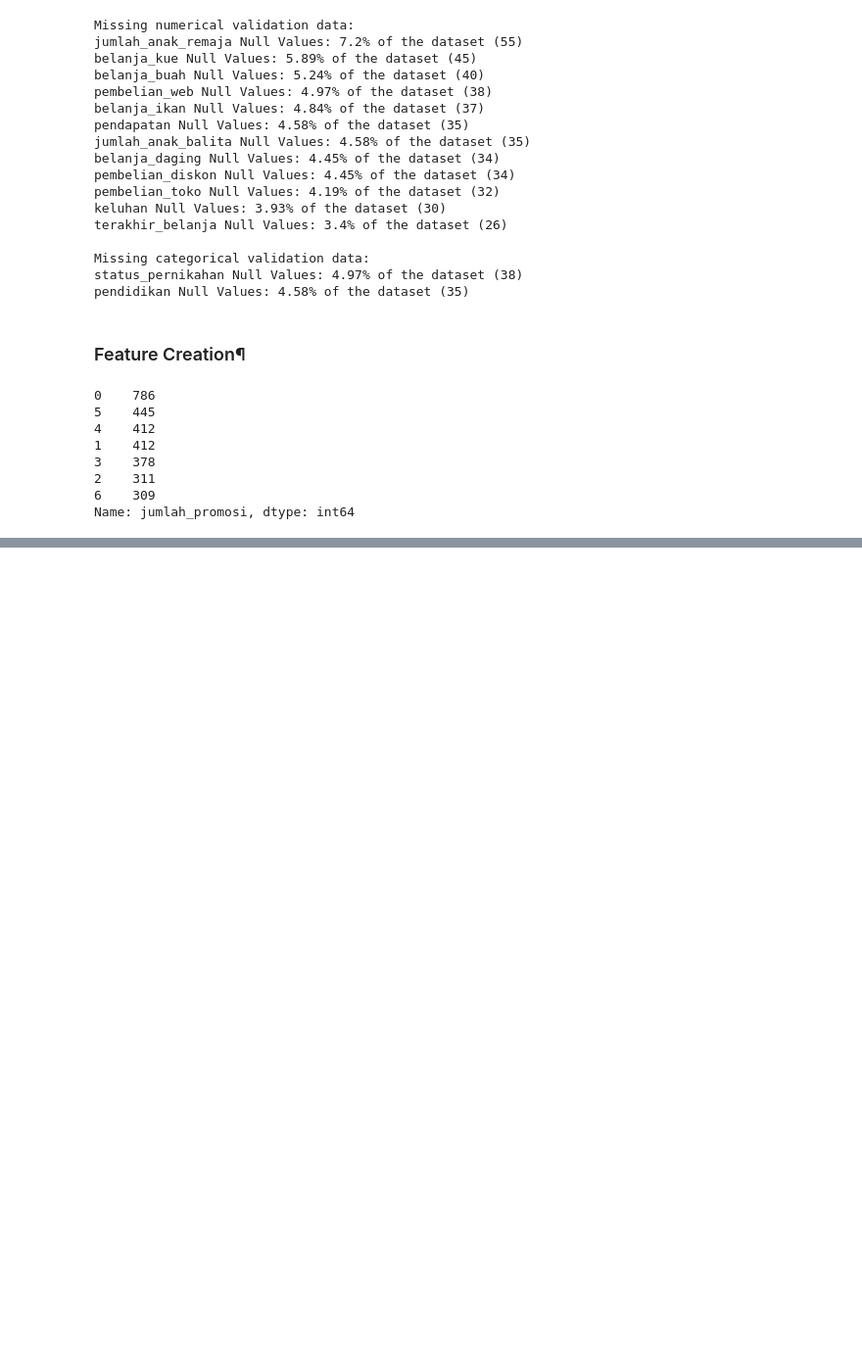
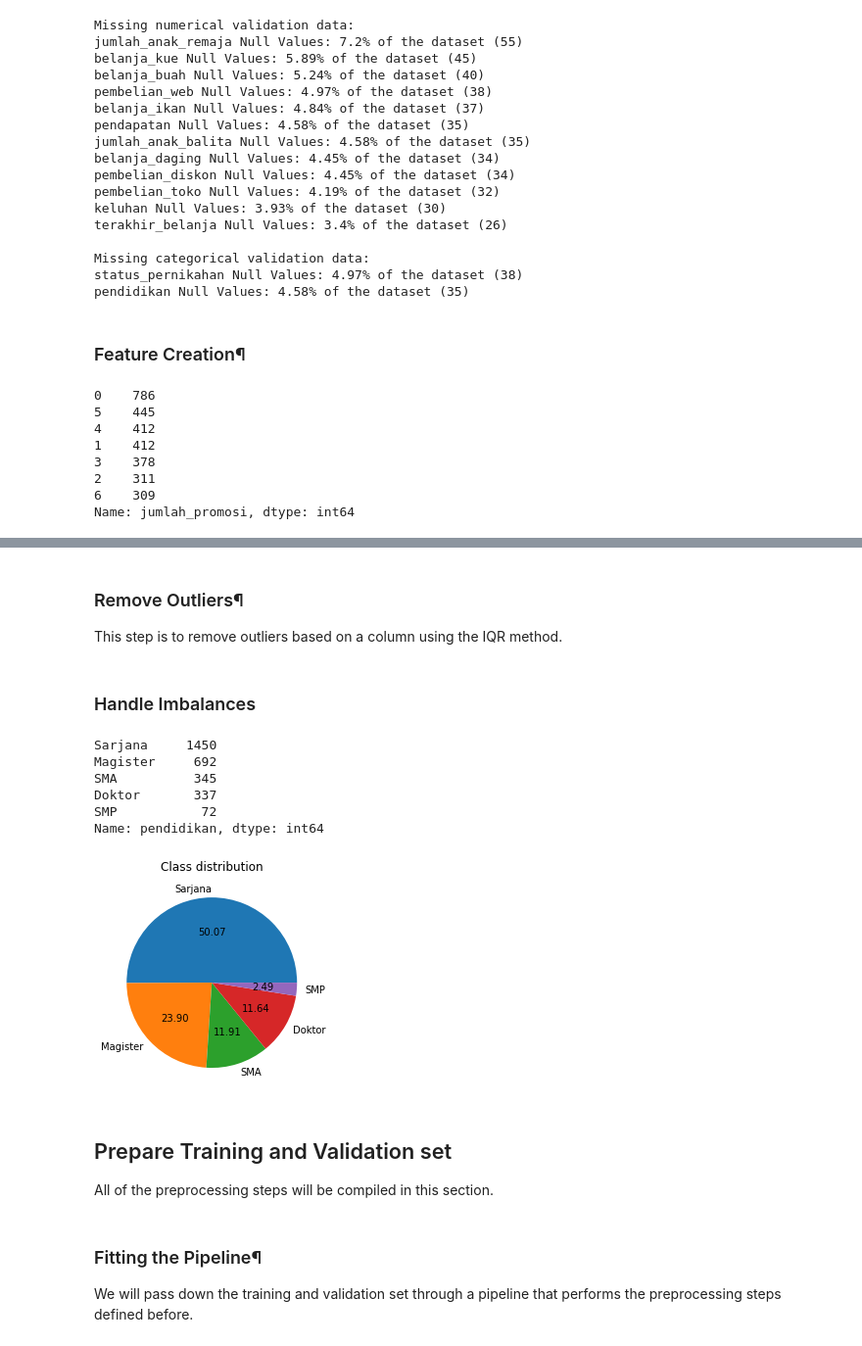
Before and after one commit to amjadadhie/FindIT, a Jupyter notebook: notebook_amjad.ipynb, the cells around one changed output, grey strips where cells are left out. Shown at 98% size. Drawn from its saved outputs; the diff is of its cells as text; code cells hidden in the pictures; blank space fills up the shorter version.

```diff
--- a/notebook_amjad.ipynb
+++ b/notebook_amjad.ipynb
@@ -384,2 +385,5 @@ SMP           72
 Name: pendidikan, dtype: int64
+# %%
+# drop row where pendidikan = 5
+train_set = train_set[train_set['pendidikan'] != '5']
 # %%
@@ -395 +400,4 @@ Cerai Mati           31
 Name: status_pernikahan, dtype: int64
+# %%
+# drop row where status_pernikahan = 5
+train_set = train_set[train_set['status_pernikahan'] != '5']
@@ -395,0 +427,3 @@ Name: status_pernikahan, dtype: int64
+# %% [markdown]
+### Remove Outliers¶
+This step is to remove outliers based on a column using the IQR method.
@@ -395,0 +460,26 @@ Name: status_pernikahan, dtype: int64
+# %% [markdown]
+### Handle Imbalances
+# %%
+# Plot class distribution
+def plot_classes(y):
+    plt.title("Class distribution")
+    plt.pie(x=y.value_counts(), autopct='%.2f', labels=y.value_counts().index)
+
+    print(y.value_counts())
+    print()
+# %%
+plot_classes(train_set['pendidikan'])
+# %% [output]
+Sarjana     1450
+Magister     692
+SMA          345
+Doktor       337
+SMP           72
+Name: pendidikan, dtype: int64
+[figure, added]
+# %% [markdown]
+## Prepare Training and Validation set
+All of the preprocessing steps will be compiled in this section.
+# %% [markdown]
+### Fitting the Pipeline¶
+We will pass down the training and validation set through a pipeline that performs the preprocessing steps defined before.
```
Also changed, not shown: parts of 9 cells of this notebook.
